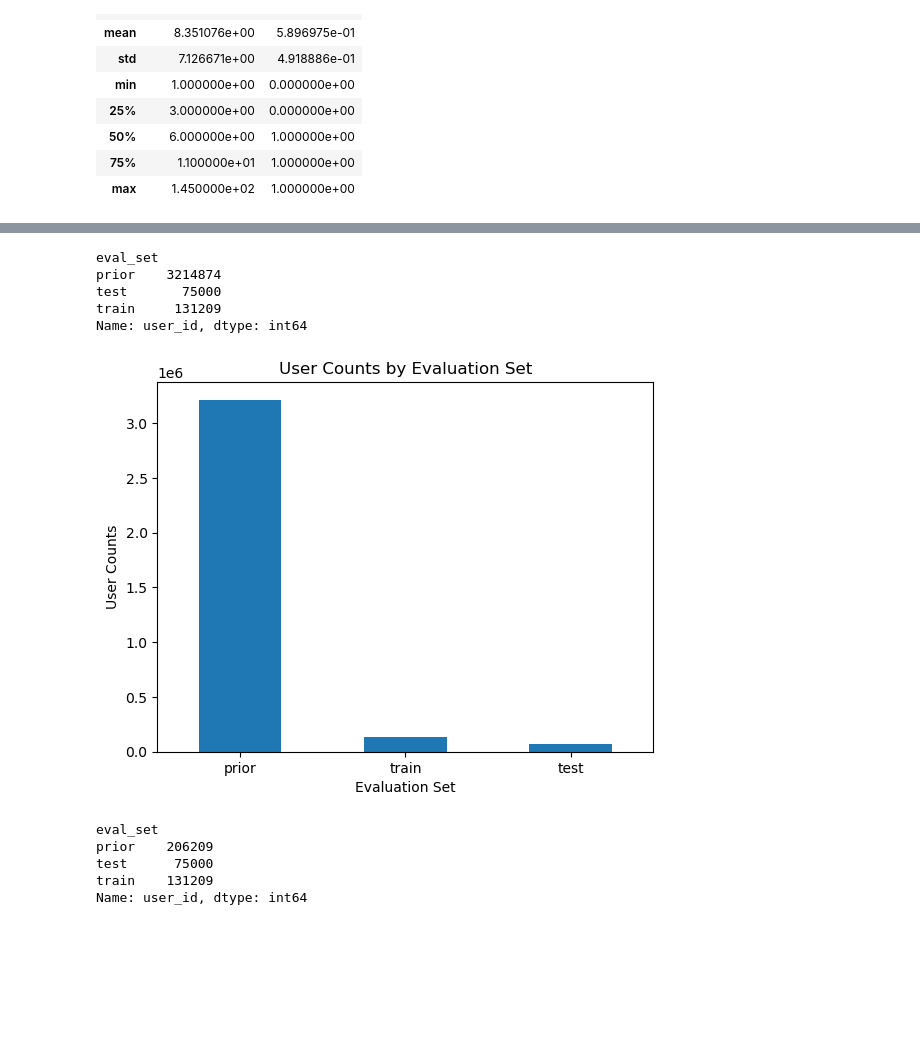
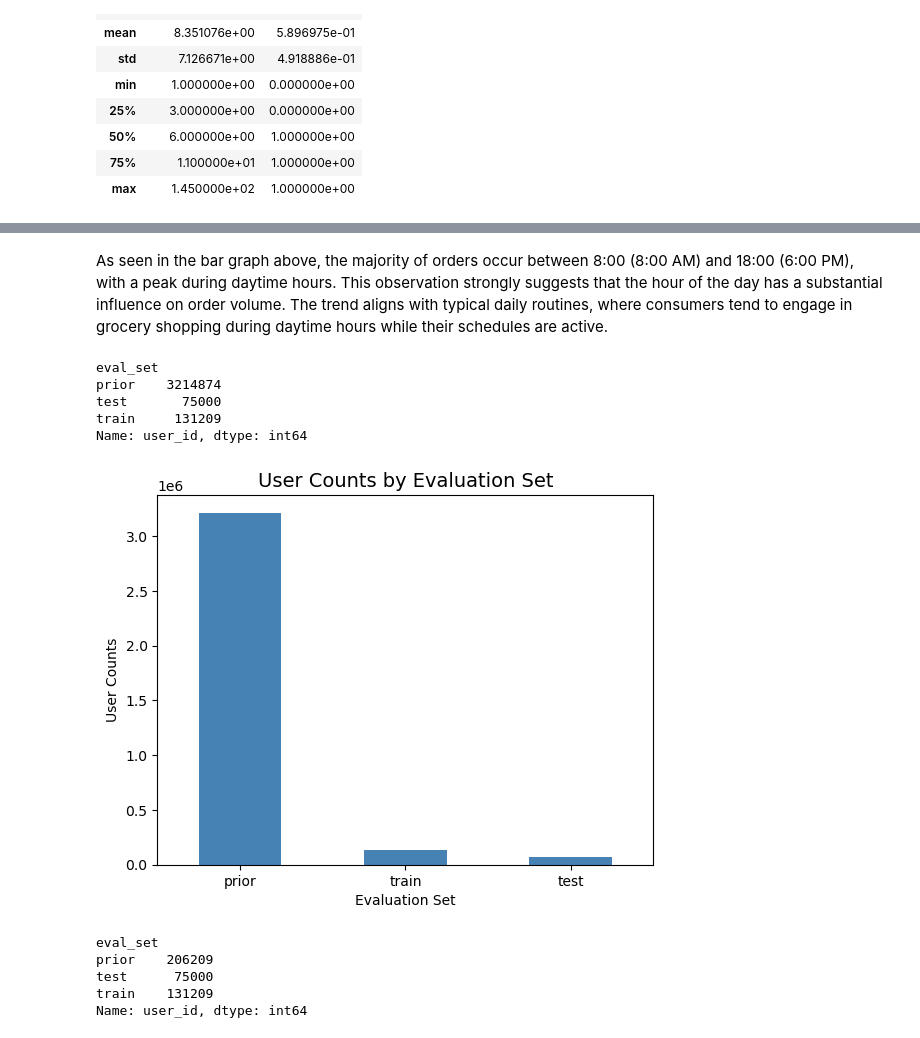
Before and after one commit to kli210/instacart-market-basket-analysis, a Jupyter notebook: data_preprocessing.ipynb, the cells around one changed output, grey strips where cells are left out. Drawn from its saved outputs; the diff is of its cells as text; code cells hidden in the pictures; blank space fills up the shorter version.

Commit message:
add viz for initial data exploration

```diff
--- a/data_preprocessing.ipynb
+++ b/data_preprocessing.ipynb
@@ -295,10 +298,3 @@ Data columns (total 7 columns):
  6   days_since_prior_order  float64
 dtypes: float64(1), int64(3), object(3)
 memory usage: 182.7+ MB
-# %%
-# Convert day of week and hour of day columns to object data type
-orders_df['order_dow'] = orders_df['order_dow'].astype(str)
-orders_df['order_hour_of_day'] = orders_df['order_hour_of_day'].astype(str)
-
-# Print updated data types of the columns
-orders_df.info()
@@ -491,0 +499,6 @@ main_df.describe()
+# %%
+# Visualize boxen plot
+sns.set(style = "whitegrid")
+ax = sns.boxenplot(x = orders_df['order_number'])
+ax.set_xlabel('Order Number')
+plt.show()
@@ -491,0 +534,6 @@ main_df.describe()
+# %%
+# Mapping of day of the week to names
+day_names = {0: '0_Saturday', 1: '1_Sunday', 2: '2_Monday', 3: '3_Tuesday', 4: '4_Wednesday', 5: '5_Thursday', 6: '6_Friday'}
+
+# Convert the 'order_dow' column to day names
+orders_df['order_dow'] = orders_df['order_dow'].map(day_names)
@@ -492,3 +583,5 @@ main_df.describe()
+# %% [markdown]
+As seen in the bar graph above, the majority of orders occur between 8:00 (8:00 AM) and 18:00 (6:00 PM), with a peak during daytime hours. This observation strongly suggests that the hour of the day has a substantial influence on order volume. The trend aligns with typical daily routines, where consumers tend to engage in grocery shopping during daytime hours while their schedules are active.
 # %%
 count = orders_df.groupby('eval_set')['user_id'].count()
 count
@@ -501,15 +594,15 @@ Name: user_id, dtype: int64
 # %%
 # Sort the Series in descending order
 count_sorted = count.sort_values(ascending=False)
 
 # Create the barplot
-count_sorted.plot(kind='bar', rot=0)
+count_sorted.plot(kind='bar', rot=0, color='steelblue')
 plt.xlabel('Evaluation Set')
 plt.ylabel('User Counts')
-plt.title('User Counts by Evaluation Set')
+plt.title('User Counts by Evaluation Set', fontsize=14)
 plt.show()
 # %% [output]
-[figure, old version]
+[figure, new version]
 # %%
 unique_count = orders_df.groupby('eval_set')['user_id'].nunique()
 unique_count
```
Also changed, not shown: parts of 20 cells of this notebook.
